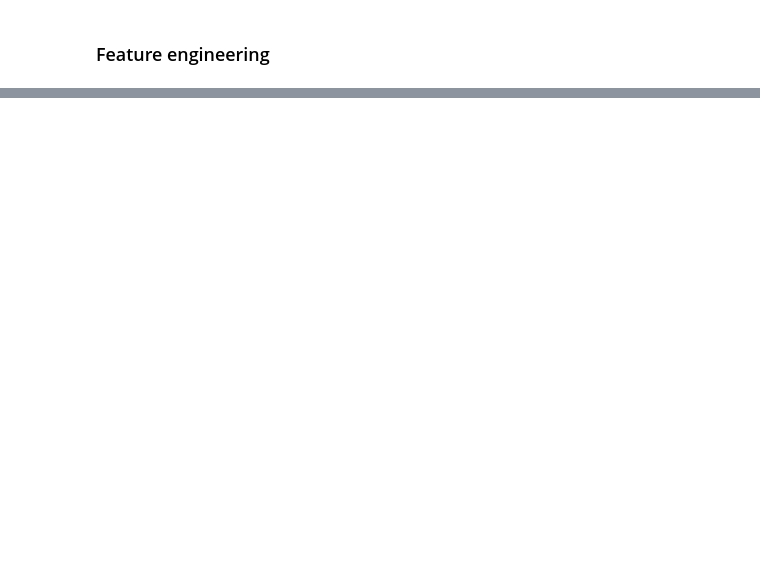
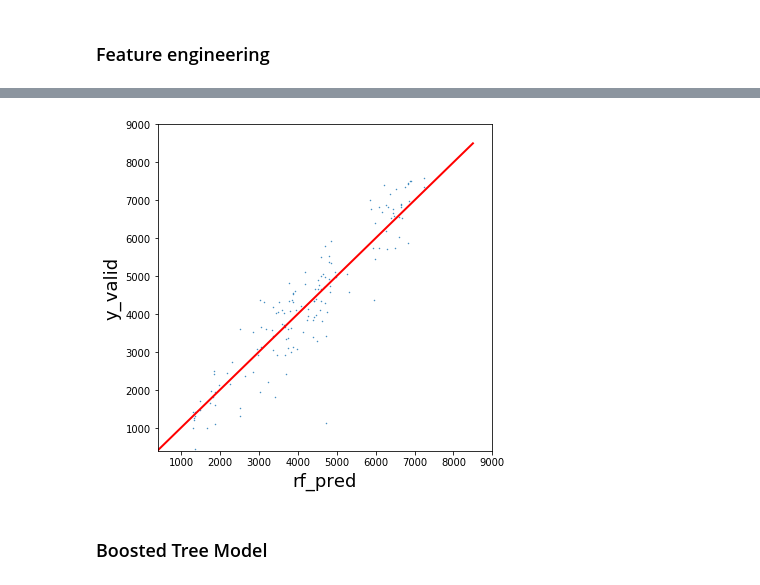
Before and after one commit to amanullahtariq/python-practice, a Jupyter notebook: bike_sharing.ipynb, the cells around one changed output, grey strips where cells are left out. Drawn from its saved outputs; the diff is of its cells as text; code cells hidden in the pictures; blank space fills up the shorter version.

```diff
--- a/bike_sharing.ipynb
+++ b/bike_sharing.ipynb
@@ -80,0 +233,2 @@ df.info
+# %%
+ind_variable_selected = ['workingday', 'temp', 'year', 'month', 'hour', 'DOW']
@@ -80,0 +354,4 @@ df.info
+# %%
+rf = RandomForestRegressor(n_estimators=500, max_features=4, min_samples_leaf=5,random_state=201)
+rf_model = rf.fit(x_train,y_train)
+rf_pred = rf.predict(x_valid)
@@ -80,0 +362,13 @@ df.info
+# %%
+plt.figure(figsize=(6,6))
+plt.scatter(rf_pred,y_valid, s=0.2)
+plt.xlim(400,9000)
+plt.ylim(400,9000)
+plt.plot([400,8500],[400, 8500], color='r',linestyle='-',linewidth=2)
+plt.xlabel('rf_pred',fontsize=18)
+plt.ylabel('y_valid',fontsize=18)
+plt.show()
+# %% [output]
+[figure, added]
+# %% [markdown]
+### Boosted Tree Model
```
Also changed, not shown: parts of 42 cells of this notebook.
